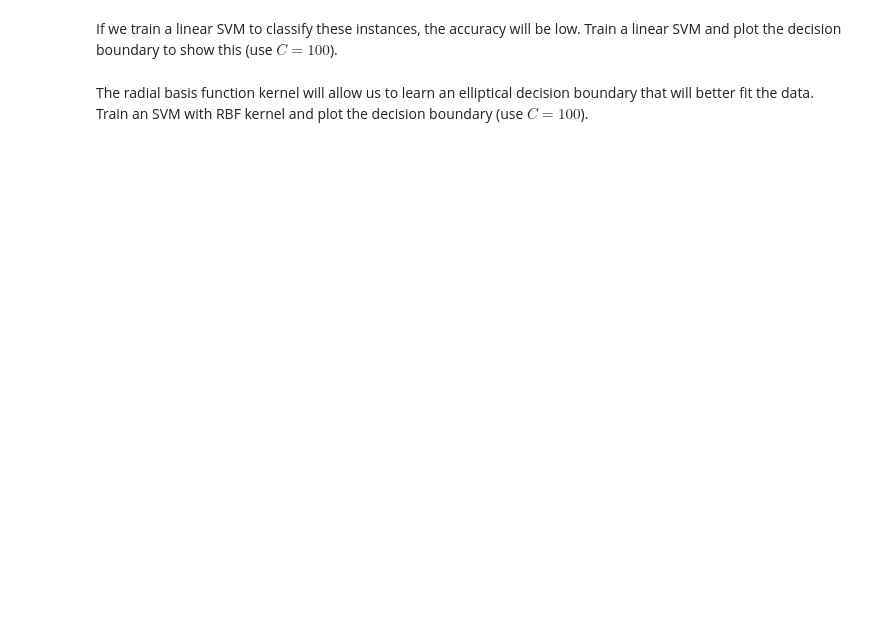
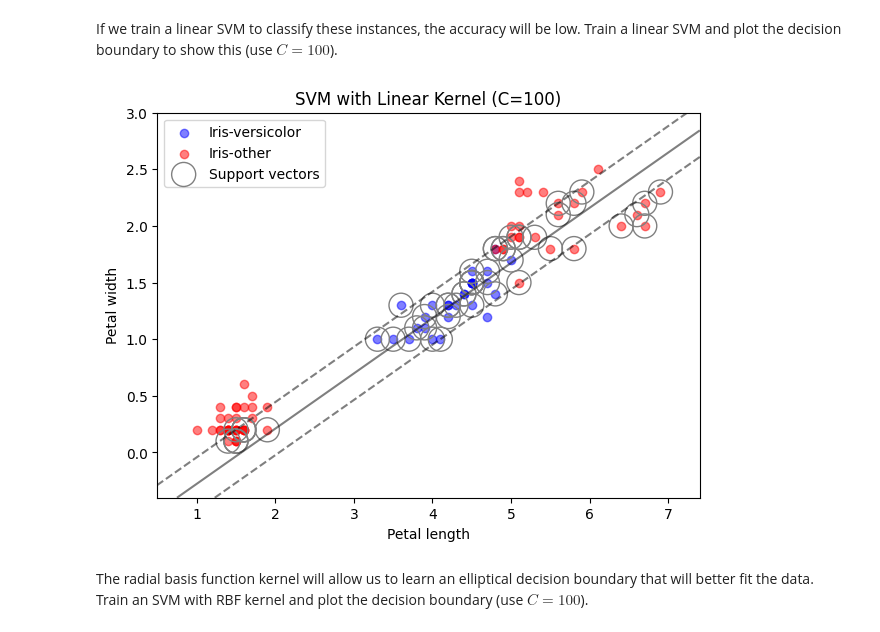
Before and after one commit to LeNguyen29/cse572_lab5, a Jupyter notebook: Lab5 - Linear Models.ipynb, the cells around one changed output. Drawn from its saved outputs; the diff is of its cells as text; code cells hidden in the pictures; blank space fills up the shorter version.

```diff
--- a/Lab5 - Linear Models.ipynb
+++ b/Lab5 - Linear Models.ipynb
@@ -223,2 +253,36 @@ If we train a linear SVM to classify these instances, the accuracy will be low.
+# %%
+features = ['petal length', 'petal width']
+X_train = train[features]
+y_train = train['class']
+
+# Reuse the same plotting code for both kernels.
+def plot_versicolor_decision_boundary(model, title):
+    fig, ax = plt.subplots(figsize=(7, 5))
+    for class_name, color in [('Iris-versicolor', 'blue'), ('Iris-other', 'red')]:
+        instances = train[train['class'] == class_name]
+        ax.scatter(instances['petal length'], instances['petal width'],
+                   label=class_name, color=color, alpha=0.5)
+
+    # The solid contour is the boundary; dashed contours show the margins.
+    DecisionBoundaryDisplay.from_estimator(
+        model, X_train, ax=ax, grid_resolution=300, eps=0.5,
+        response_method='decision_function', plot_method='contour',
+        levels=[-1, 0, 1], colors='k', alpha=0.5,
+        linestyles=['--', '-', '--'])
+    ax.scatter(model.support_vectors_[:, 0], model.support_vectors_[:, 1],
+               s=300, linewidth=1, facecolors='none', edgecolors='gray',
+               label='Support vectors')
+    ax.set_xlabel('Petal length')
+    ax.set_ylabel('Petal width')
+    ax.set_title(title)
+    ax.legend()
+    plt.show()
+
+linear_svc_nonlinear = SVC(kernel='linear', C=100)
+linear_svc_nonlinear.fit(X_train, y_train)
+plot_versicolor_decision_boundary(
+    linear_svc_nonlinear, 'SVM with Linear Kernel (C=100)')
+# %% [output]
+[figure, added]
 # %% [markdown]
 The radial basis function kernel will allow us to learn an elliptical decision boundary that will better fit the data. Train an SVM with RBF kernel and plot the decision boundary (use $C=100$).
```
Also changed, not shown: parts of 12 cells of this notebook.
